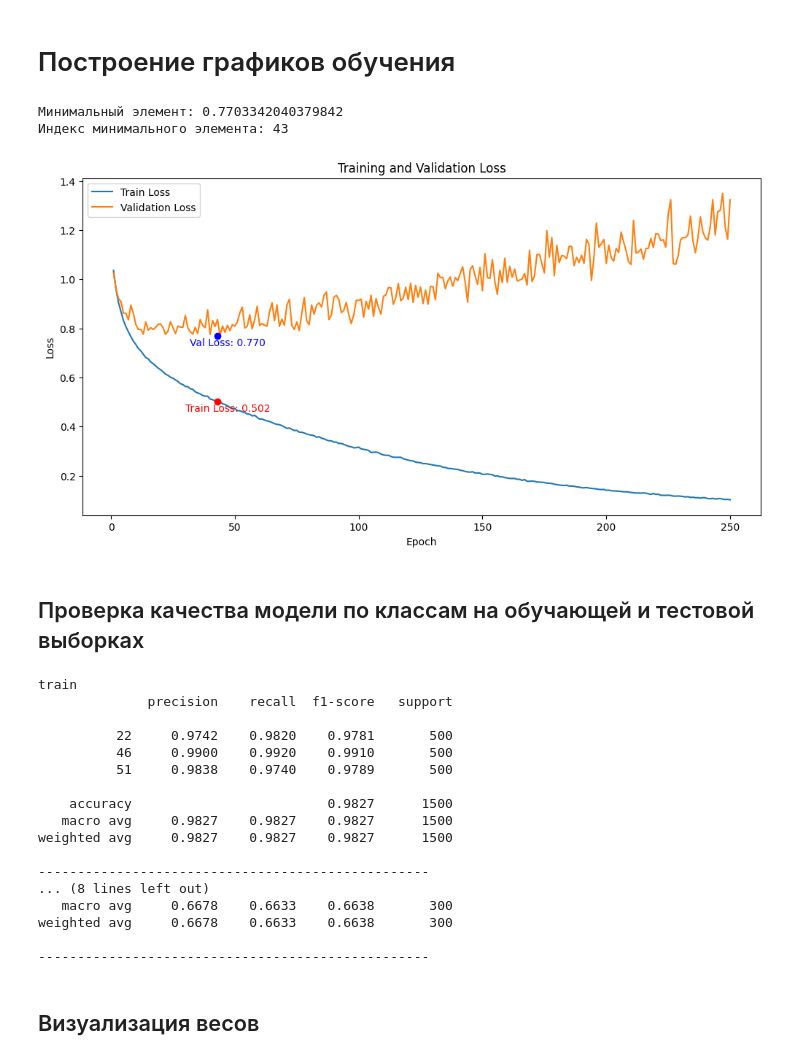
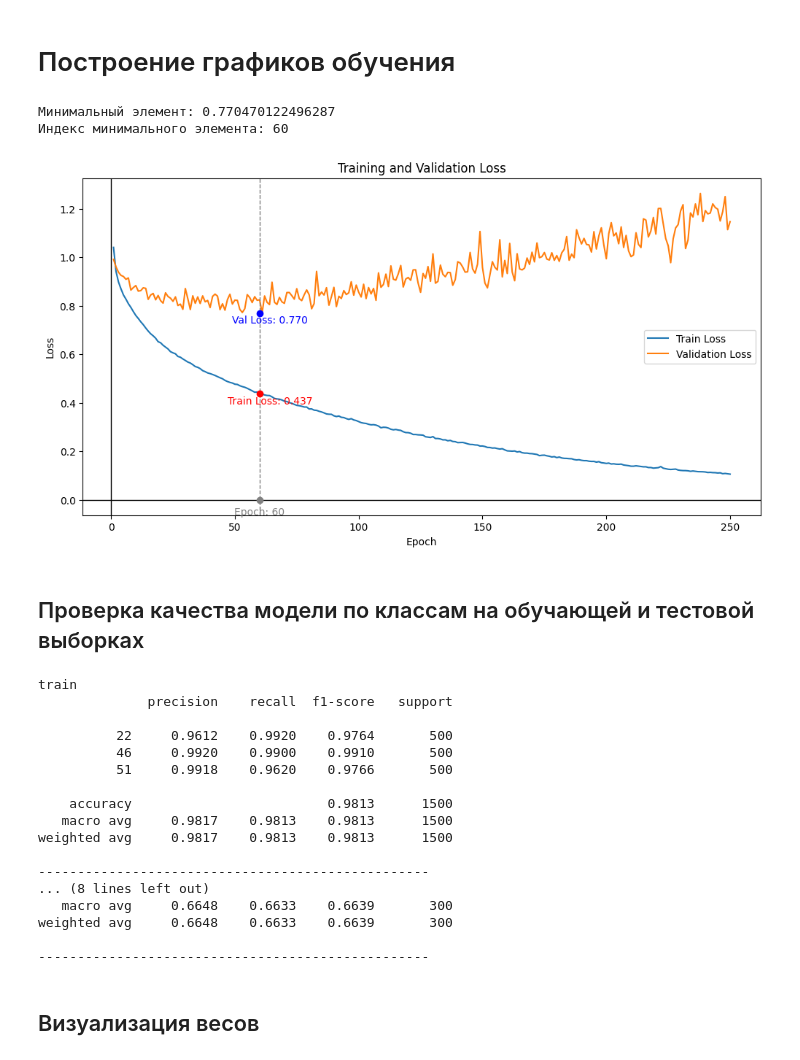
Before and after one commit to osv982/RNS_LR1, a Jupyter notebook: notebooks/Lab1.ipynb, the cells around one changed output. Drawn from its saved outputs; the diff is of its cells as text; code cells hidden in the pictures.

```diff
--- a/notebooks/Lab1.ipynb
+++ b/notebooks/Lab1.ipynb
@@ -437,18 +437,22 @@ Image.fromarray(train_X[51]).resize((256,256))
 # %% [output]
 [figure]
 # %%
-for i in range(0, 100):
-    # Получаем изображение из массива train_X
-    img_array = train_X[i]
+# отладка
+# выводим изображения из набора
+debug=False
+if debug:
+  for i in range(0, 100):
+      # Получаем изображение из массива train_X
+      img_array = train_X[i]
 
-    # Преобразуем массив в изображение
-    img = Image.fromarray(img_array).resize((256, 256))
+      # Преобразуем массив в изображение
+      img = Image.fromarray(img_array).resize((256, 256))
 
-    # Отображаем изображение
-    plt.imshow(img)
-    plt.axis('off')  # Отключаем оси
-    plt.title(f'Image {i+1}')
-    plt.show()
+      # Отображаем изображение
+      plt.imshow(img)
+      plt.axis('off')  # Отключаем оси
+      plt.title(f'Image {i+1}')
+      plt.show()
 # %% [markdown]
 ## Создание Pytorch DataLoader'a
 # %%
@@ -605,34 +592,46 @@ min_index = val_losses.index(min_value)
 print(f"Минимальный элемент: {min_value}")
 print(f"Индекс минимального элемента: {min_index}")
 # %% [output]
-Минимальный элемент: 0.7703342040379842
-Индекс минимального элемента: 43
+Минимальный элемент: 0.770470122496287
+Индекс минимального элемента: 60
 # %%
 # Построение графиков ошибки
 plt.figure(figsize=(12, 6))
 plt.plot(range(1, EPOCHS + 1), train_losses, label='Train Loss')
 plt.plot(range(1, EPOCHS + 1), val_losses, label='Validation Loss')
 plt.xlabel('Epoch')
 plt.ylabel('Loss')
 plt.title('Training and Validation Loss')
 plt.legend()
 # plt.show()
 
 # Добавление точки на график
-epoch_to_highlight = 43
+epoch_to_highlight = min_index
 train_loss_at_N = train_losses[epoch_to_highlight]
 val_loss_at_N = val_losses[epoch_to_highlight]
 
 plt.scatter(epoch_to_highlight, train_loss_at_N, color='red', zorder=5)  # Train Loss
 plt.scatter(epoch_to_highlight, val_loss_at_N, color='blue', zorder=5)   # Validation Loss
 
 # Добавление аннотаций
 plt.annotate(f'Train Loss: {train_loss_at_N:.3f}', (epoch_to_highlight, train_loss_at_N), textcoords="offset points", xytext=(10,-10), ha='center', color='red')
 plt.annotate(f'Val Loss: {val_loss_at_N:.3f}', (epoch_to_highlight, val_loss_at_N), textcoords="offset points", xytext=(10,-10), ha='center', color='blue')
 
+# Маркер на оси X
+plt.scatter(epoch_to_highlight, 0, color='gray', marker='o', zorder=5)  # Маркер на оси X
+
+# Аннотация для маркера на оси X
+plt.annotate(f'Epoch: {epoch_to_highlight}', (epoch_to_highlight, 0), textcoords="offset points", xytext=(0,-15), ha='center', color='gray')
+
+
+plt.axvline(x=epoch_to_highlight, color='gray', linestyle='--', linewidth=1)
+
+plt.axhline(y=0, color='black', linestyle='-', linewidth=1)
+plt.axvline(x=0, color='black', linestyle='-', linewidth=1)
+
 plt.show()
 # %% [output]
-[figure, old version]
+[figure, new version]
 # %% [markdown]
 ## Проверка качества модели по классам на обучающей и тестовой выборках
 # %%
@@ -646,6 +645,7 @@ for part in ['train', 'test']:
             outputs = model(inputs).detach().numpy()
             y_pred.append(outputs)
             y_true.append(labels.numpy())
+
         y_true = np.concatenate(y_true)
         y_pred = np.concatenate(y_pred)
         print(part)
@@ -656,18 +656,18 @@ for part in ['train', 'test']:
 train
               precision    recall  f1-score   support
 
-          22     0.9742    0.9820    0.9781       500
-          46     0.9900    0.9920    0.9910       500
-          51     0.9838    0.9740    0.9789       500
+          22     0.9612    0.9920    0.9764       500
+          46     0.9920    0.9900    0.9910       500
+          51     0.9918    0.9620    0.9766       500
 
-    accuracy                         0.9827      1500
-   macro avg     0.9827    0.9827    0.9827      1500
-weighted avg     0.9827    0.9827    0.9827      1500
+    accuracy                         0.9813      1500
+   macro avg     0.9817    0.9813    0.9813      1500
+weighted avg     0.9817    0.9813    0.9813      1500
 
 --------------------------------------------------
 ... (8 lines left out)
-   macro avg     0.6678    0.6633    0.6638       300
-weighted avg     0.6678    0.6633    0.6638       300
+   macro avg     0.6648    0.6633    0.6639       300
+weighted avg     0.6648    0.6633    0.6639       300
 
 --------------------------------------------------
 # %% [markdown]
```
Also changed, not shown: parts of 3 cells of this notebook.
